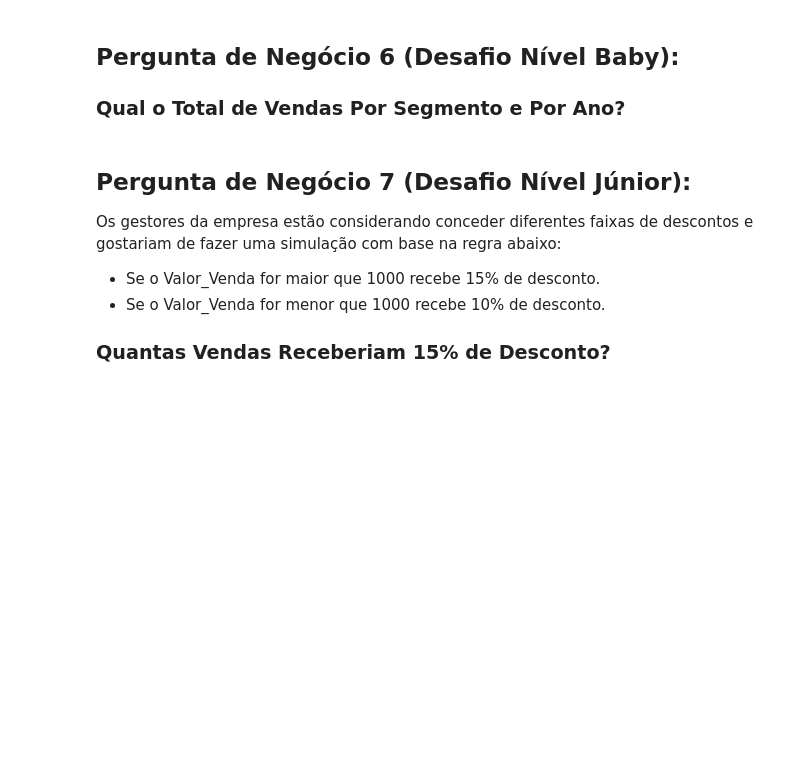
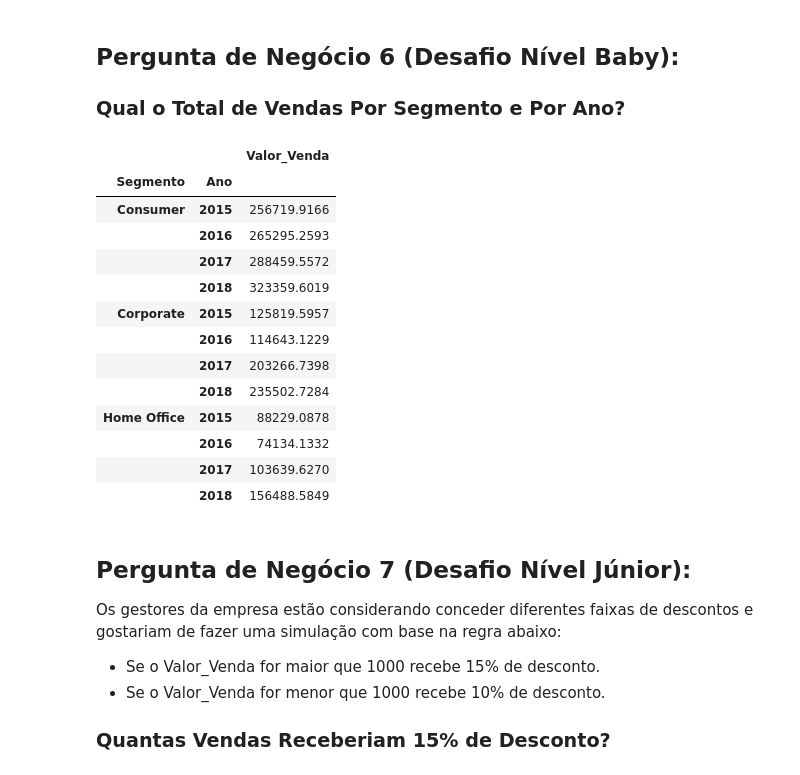
Before and after one commit to phaa/curso-python-analise-dados-dca, a Jupyter notebook: 13-Projeto/Projeto2-Perguntas.ipynb, the cells around one changed output. Cells and saved outputs as stored; diff of their text form; code cells hidden in the pictures; blank space fills up the shorter version.

```diff
--- a/13-Projeto/Projeto2-Perguntas.ipynb
+++ b/13-Projeto/Projeto2-Perguntas.ipynb
@@ -256,6 +271,26 @@ plt.show()
 ## Pergunta de Negócio 6 (Desafio Nível Baby):
 
 ### Qual o Total de Vendas Por Segmento e Por Ano?
+# %%
+df_dsa['Ano'] = df_dsa['Data_Pedido'].str[6:]
+
+result_p6 = df_dsa[['Segmento', 'Ano', 'Valor_Venda']].groupby(['Segmento', 'Ano']).sum()
+result_p6
+# %% [output]
+|  |  | Valor_Venda |
+| Segmento | Ano |  |
+| Consumer | 2015 | 256719.9166 |
+|  | 2016 | 265295.2593 |
+|  | 2017 | 288459.5572 |
+|  | 2018 | 323359.6019 |
+| Corporate | 2015 | 125819.5957 |
+|  | 2016 | 114643.1229 |
+|  | 2017 | 203266.7398 |
+|  | 2018 | 235502.7284 |
+| Home Office | 2015 | 88229.0878 |
+|  | 2016 | 74134.1332 |
+|  | 2017 | 103639.6270 |
+|  | 2018 | 156488.5849 |
 # %% [markdown]
 ## Pergunta de Negócio 7 (Desafio Nível Júnior):
 
```
Also changed, not shown: parts of 3 cells of this notebook, 3 other files.
